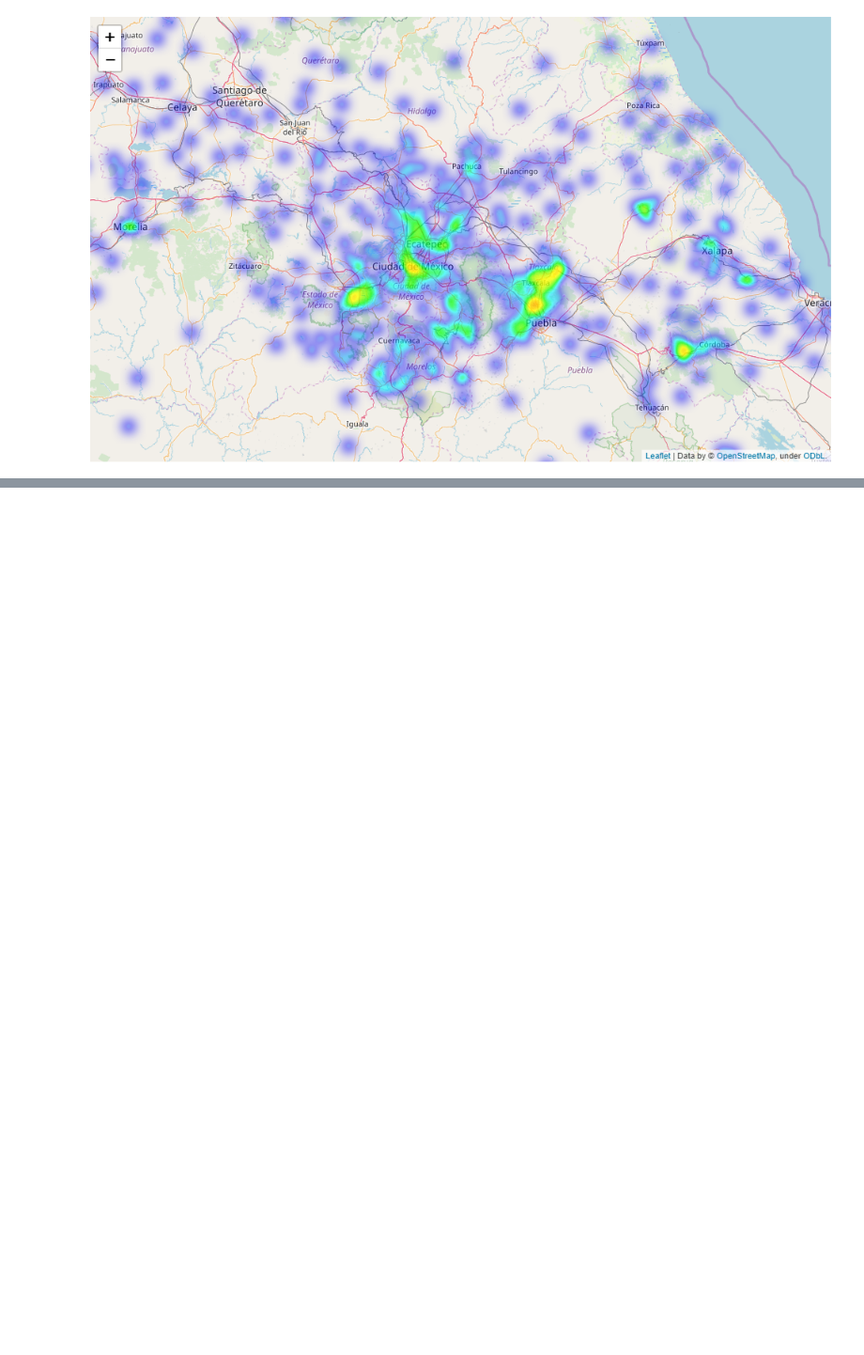
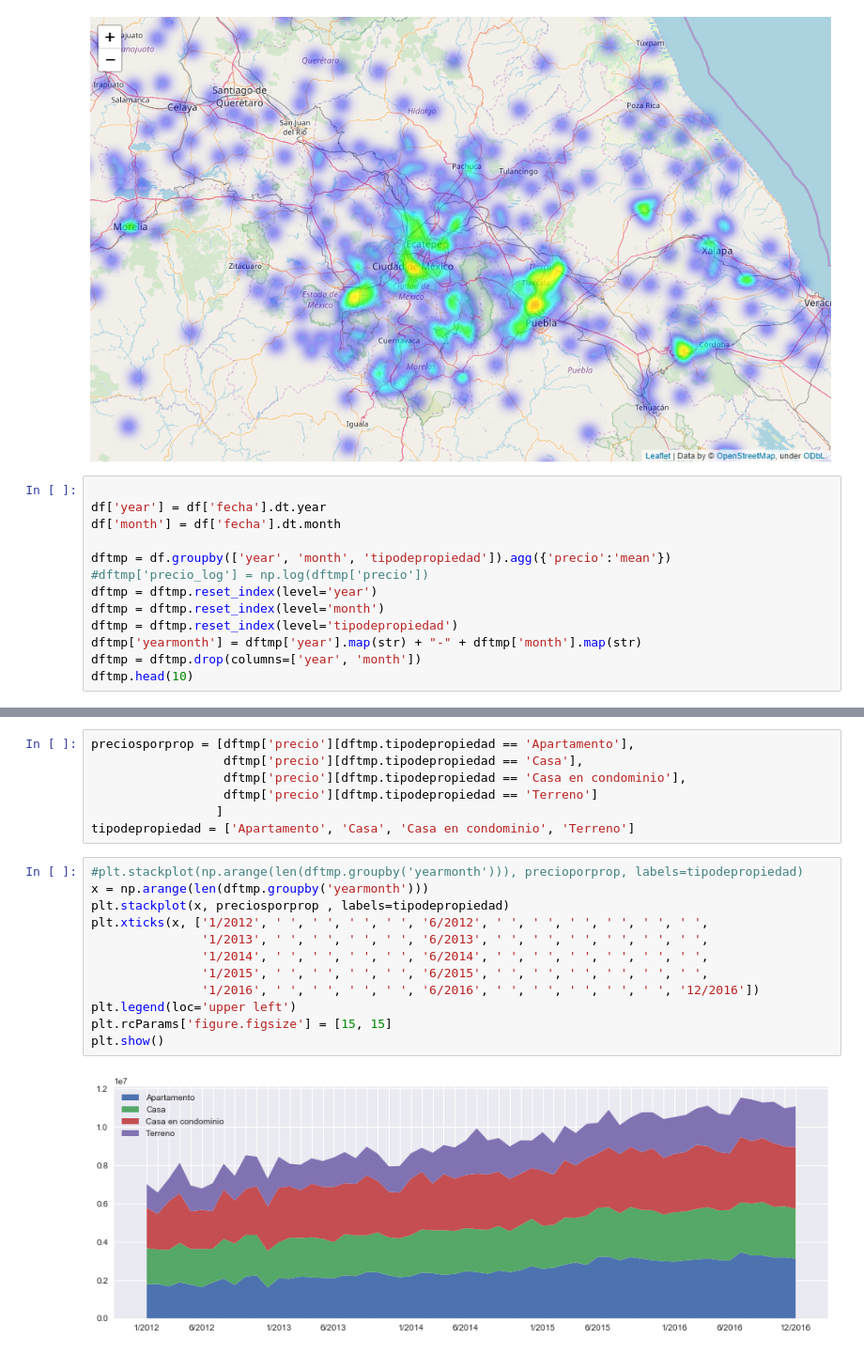
Before and after one commit to josetec1/DatosG29, a Jupyter notebook: Analisis nacho.ipynb, the cells around one changed output, grey strips where cells are left out. Shown at 94% size. Saved outputs shown, nothing was run; the diff lists cells and outputs as text; blank space fills up the shorter version.

Commit message:
precios por propiedad en el tiempo

```diff
--- a/Analisis nacho.ipynb
+++ b/Analisis nacho.ipynb
@@ -39,3 +42,16 @@ mexico_heatmap
 # %%
 # %% [output]
 [figure]
+# %%
+
+df['year'] = df['fecha'].dt.year
+df['month'] = df['fecha'].dt.month
+
+dftmp = df.groupby(['year', 'month', 'tipodepropiedad']).agg({'precio':'mean'})
+#dftmp['precio_log'] = np.log(dftmp['precio'])
+dftmp = dftmp.reset_index(level='year')
+dftmp = dftmp.reset_index(level='month')
+dftmp = dftmp.reset_index(level='tipodepropiedad')
+dftmp['yearmonth'] = dftmp['year'].map(str) + "-" + dftmp['month'].map(str)
+dftmp = dftmp.drop(columns=['year', 'month'])
+dftmp.head(10)
@@ -41,0 +70,21 @@ mexico_heatmap
+# %%
+preciosporprop = [dftmp['precio'][dftmp.tipodepropiedad == 'Apartamento'],
+                  dftmp['precio'][dftmp.tipodepropiedad == 'Casa'],
+                  dftmp['precio'][dftmp.tipodepropiedad == 'Casa en condominio'],
+                  dftmp['precio'][dftmp.tipodepropiedad == 'Terreno']
+                 ]
+tipodepropiedad = ['Apartamento', 'Casa', 'Casa en condominio', 'Terreno']
+# %%
+#plt.stackplot(np.arange(len(dftmp.groupby('yearmonth'))), precioporprop, labels=tipodepropiedad)
+x = np.arange(len(dftmp.groupby('yearmonth')))
+plt.stackplot(x, preciosporprop , labels=tipodepropiedad)
+plt.xticks(x, ['1/2012', ' ', ' ', ' ', ' ', '6/2012', ' ', ' ', ' ', ' ', ' ', ' ',
+               '1/2013', ' ', ' ', ' ', ' ', '6/2013', ' ', ' ', ' ', ' ', ' ', ' ',
+               '1/2014', ' ', ' ', ' ', ' ', '6/2014', ' ', ' ', ' ', ' ', ' ', ' ',
+               '1/2015', ' ', ' ', ' ', ' ', '6/2015', ' ', ' ', ' ', ' ', ' ', ' ',
+               '1/2016', ' ', ' ', ' ', ' ', '6/2016', ' ', ' ', ' ', ' ', ' ', '12/2016'])
+plt.legend(loc='upper left')
+plt.rcParams['figure.figsize'] = [15, 15]
+plt.show()
+# %% [output]
+[figure, added]
```
Also changed, not shown: parts of 3 cells of this notebook, 1 other file.
